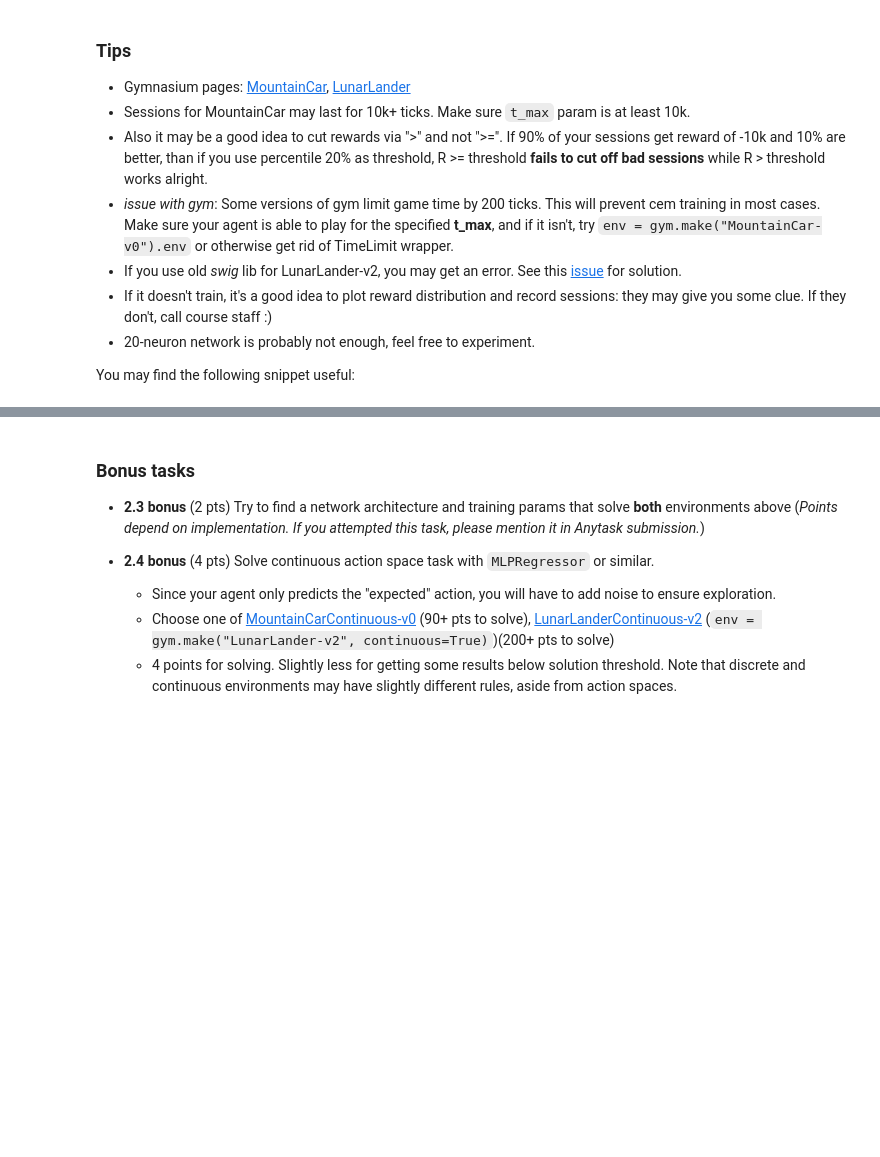
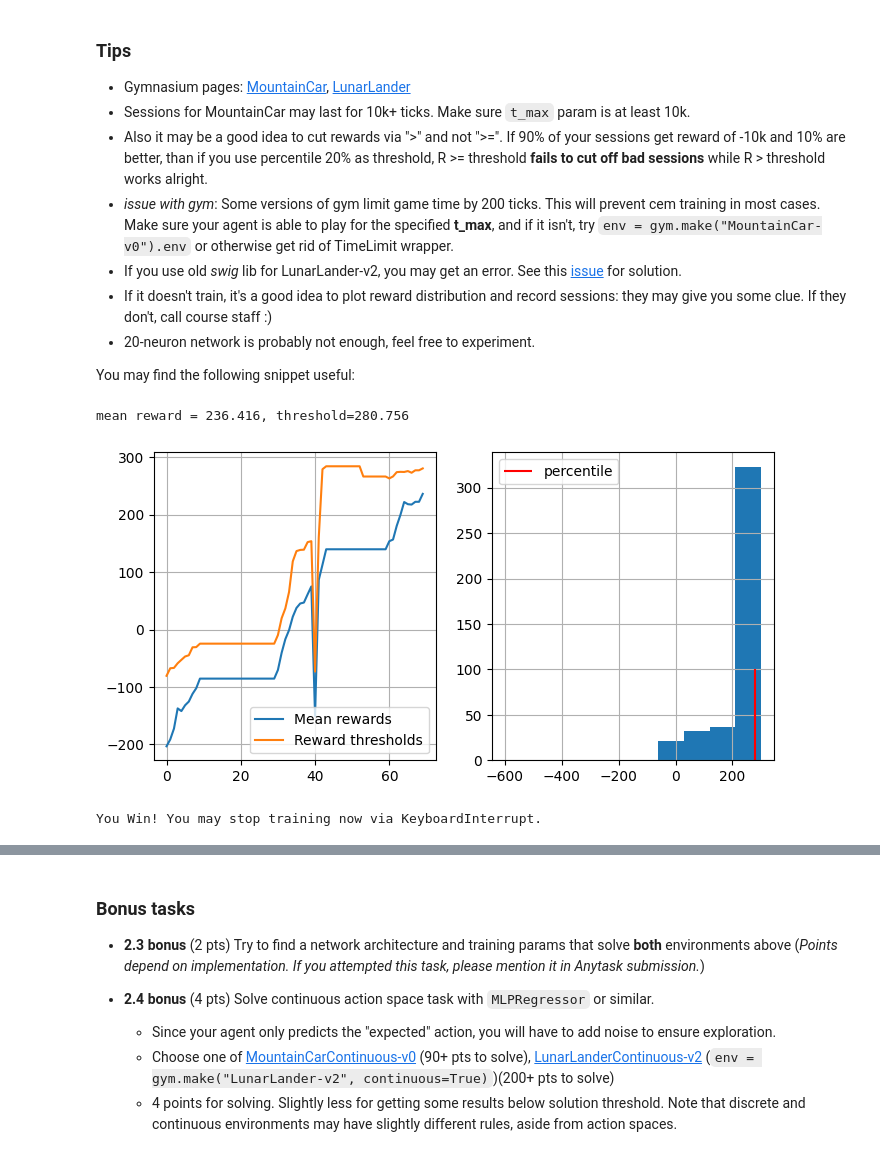
Before and after one commit to GorbatovNik/Practical_RL, a Jupyter notebook: week01_intro/deep_crossentropy_method.ipynb, the cells around one changed output, grey strips where cells are left out. Cells and saved outputs as stored; diff of their text form; code cells hidden in the pictures; blank space fills up the shorter version.

```diff
--- a/week01_intro/deep_crossentropy_method.ipynb
+++ b/week01_intro/deep_crossentropy_method.ipynb
@@ -72,13 +49,3 @@ For this assignment we'll utilize the simplified neural network implementation f
 
 * `agent.partial_fit(states, actions)` - make a single training pass over the data. Maximize the probability of :actions: from :states:
 * `agent.predict_proba(states)` - predict probabilities of all actions, a matrix of shape __[len(states), n_actions]__
-# %%
-from sklearn.neural_network import MLPClassifier
-
-agent = MLPClassifier(
-    hidden_layer_sizes=(20, 20),
-    activation="tanh",
-)
-
-# initialize agent to the dimension of state space and number of actions
-agent.partial_fit([env.reset()[0]] * n_actions, range(n_actions), range(n_actions))
@@ -397,0 +423,22 @@ with gym.make("MountainCar-v0", render_mode="rgb_arrary").env as env:
+# %%
+lunar_d["percentile"] = 70
+for i in range(0, 1):
+    %time sessions = [ generate_session(lunar_d["env"], lunar_d["agent"], 300, lunar_d["n_actions"], after_touching) for _ in range(lunar_d["n_sessions"])]
+
+    states_batch, actions_batch, rewards_batch= zip(*sessions)
+    # print(addition_rewards_batch)
+
+    elite_states, elite_actions = select_elites(states_batch, actions_batch, rewards_batch, lunar_d["percentile"])
+
+    lunar_d["agent"].partial_fit(elite_states, elite_actions, range(lunar_d["n_actions"]))
+
+    show_progress(
+        rewards_batch, lunar_d["log"], lunar_d["percentile"], reward_range=[-600, 300]
+    )
+
+    if np.mean(rewards_batch) > 200:
+        print("You Win! You may stop training now via KeyboardInterrupt.")
+# %% [output]
+mean reward = 236.416, threshold=280.756
+[figure, added]
+You Win! You may stop training now via KeyboardInterrupt.
```
Also changed, not shown: parts of 17 cells of this notebook.
